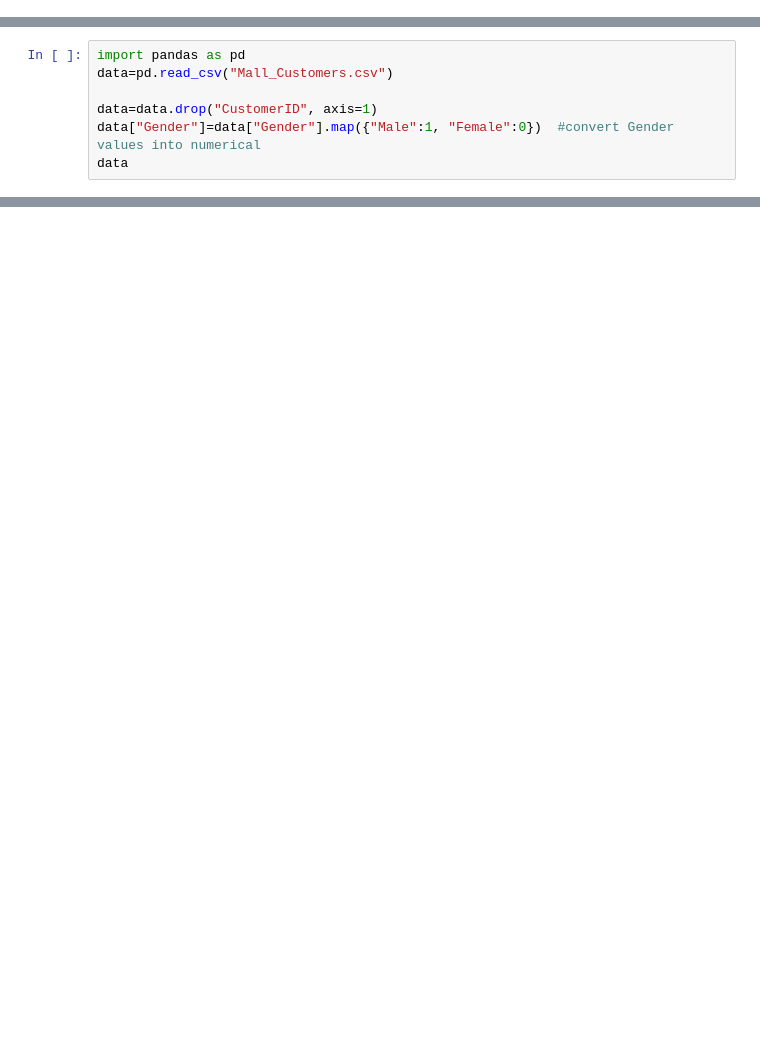
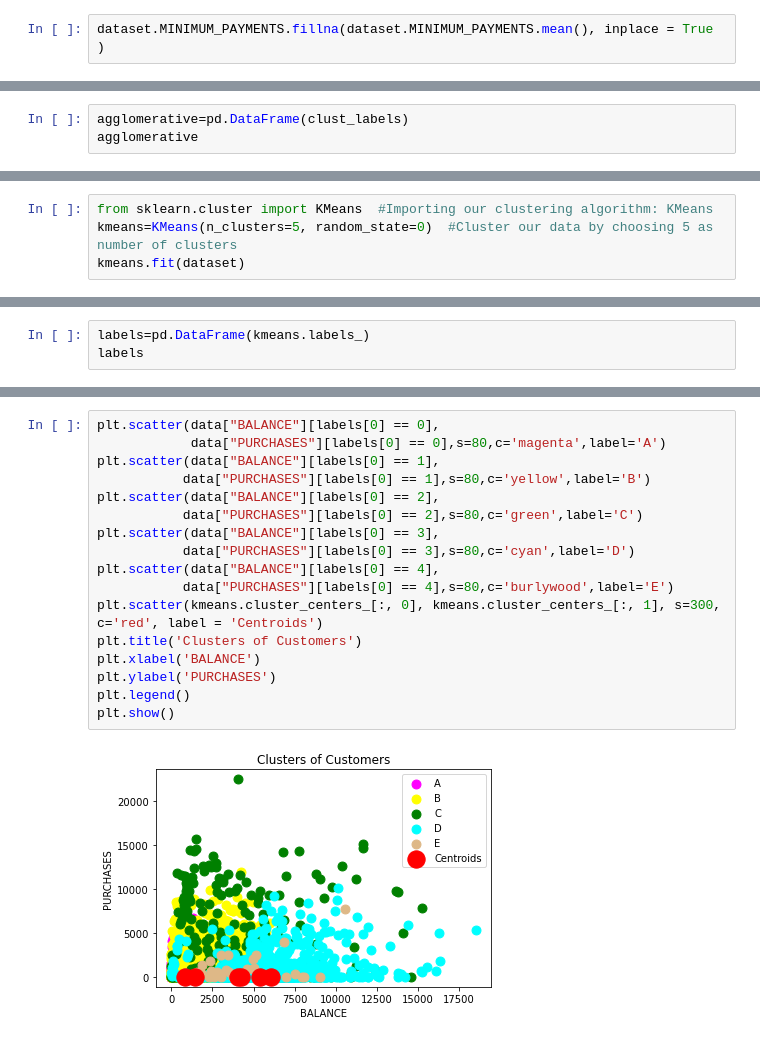
Before and after one commit to Abdou240/Python-Artificial_Intelligence, a Jupyter notebook: IA/IA_Checkpoint/Let's discover the inherent Clusters.ipynb, the cells around one changed output, grey strips where cells are left out. Cells and saved outputs as stored; diff of their text form; blank space fills up the shorter version.

Commit message:
Update Let's discover the inherent Clusters.

```diff
--- a/IA/IA_Checkpoint/Let's discover the inherent Clusters.ipynb
+++ b/IA/IA_Checkpoint/Let's discover the inherent Clusters.ipynb
@@ -48,0 +120,2 @@ Bonus: Search for another validation metric
+# %%
+dataset.MINIMUM_PAYMENTS.fillna(dataset.MINIMUM_PAYMENTS.mean(), inplace = True )
@@ -49,7 +147,3 @@ Bonus: Search for another validation metric
 # %%
-import pandas as pd
-data=pd.read_csv("Mall_Customers.csv")
-
-data=data.drop("CustomerID", axis=1)
-data["Gender"]=data["Gender"].map({"Male":1, "Female":0})  #convert Gender values into numerical
-data
+agglomerative=pd.DataFrame(clust_labels)
+agglomerative
@@ -62,0 +206,4 @@ agglomerative
+# %%
+from sklearn.cluster import KMeans  #Importing our clustering algorithm: KMeans
+kmeans=KMeans(n_clusters=5, random_state=0)  #Cluster our data by choosing 5 as number of clusters
+kmeans.fit(dataset)
@@ -62,0 +243,3 @@ agglomerative
+# %%
+labels=pd.DataFrame(kmeans.labels_)
+labels
@@ -62,0 +260,19 @@ agglomerative
+# %%
+plt.scatter(data["BALANCE"][labels[0] == 0],
+            data["PURCHASES"][labels[0] == 0],s=80,c='magenta',label='A')
+plt.scatter(data["BALANCE"][labels[0] == 1],
+           data["PURCHASES"][labels[0] == 1],s=80,c='yellow',label='B')
+plt.scatter(data["BALANCE"][labels[0] == 2],
+           data["PURCHASES"][labels[0] == 2],s=80,c='green',label='C')
+plt.scatter(data["BALANCE"][labels[0] == 3],
+           data["PURCHASES"][labels[0] == 3],s=80,c='cyan',label='D')
+plt.scatter(data["BALANCE"][labels[0] == 4],
+           data["PURCHASES"][labels[0] == 4],s=80,c='burlywood',label='E')
+plt.scatter(kmeans.cluster_centers_[:, 0], kmeans.cluster_centers_[:, 1], s=300, c='red', label = 'Centroids')
+plt.title('Clusters of Customers')
+plt.xlabel('BALANCE')
+plt.ylabel('PURCHASES')
+plt.legend()
+plt.show()
+# %% [output]
+[figure, added]
```
Also changed, not shown: parts of 32 cells of this notebook, 1 other file.
